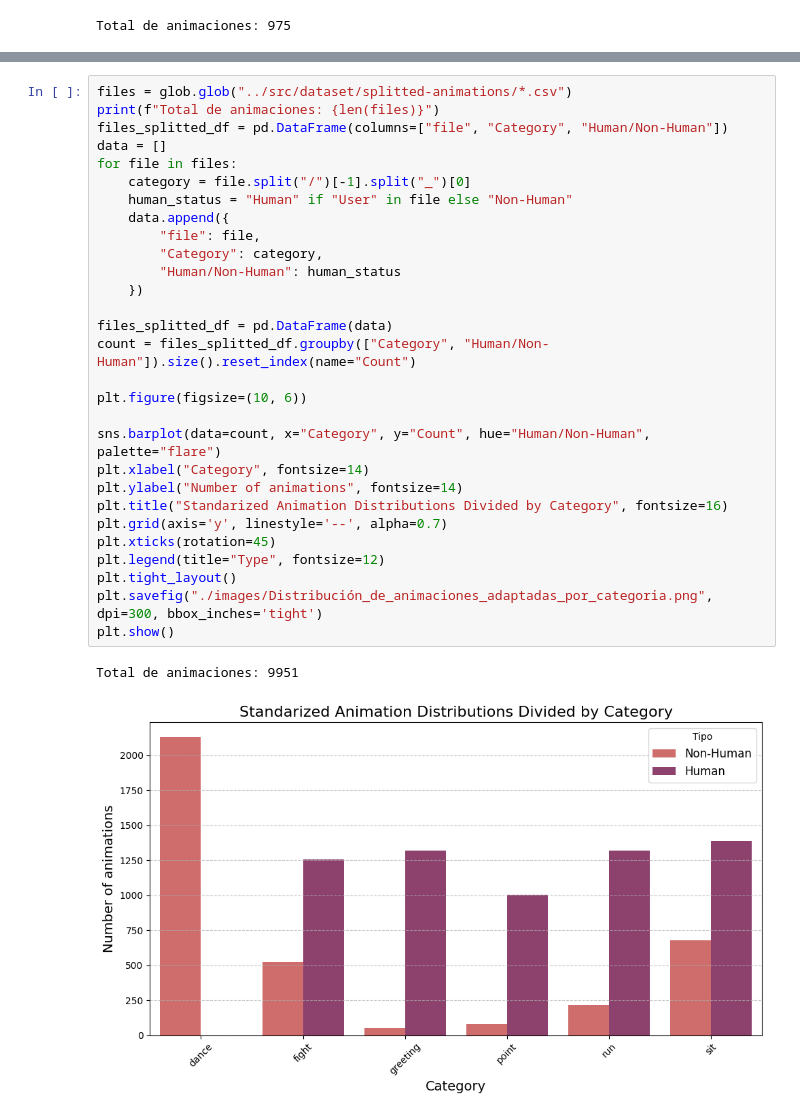
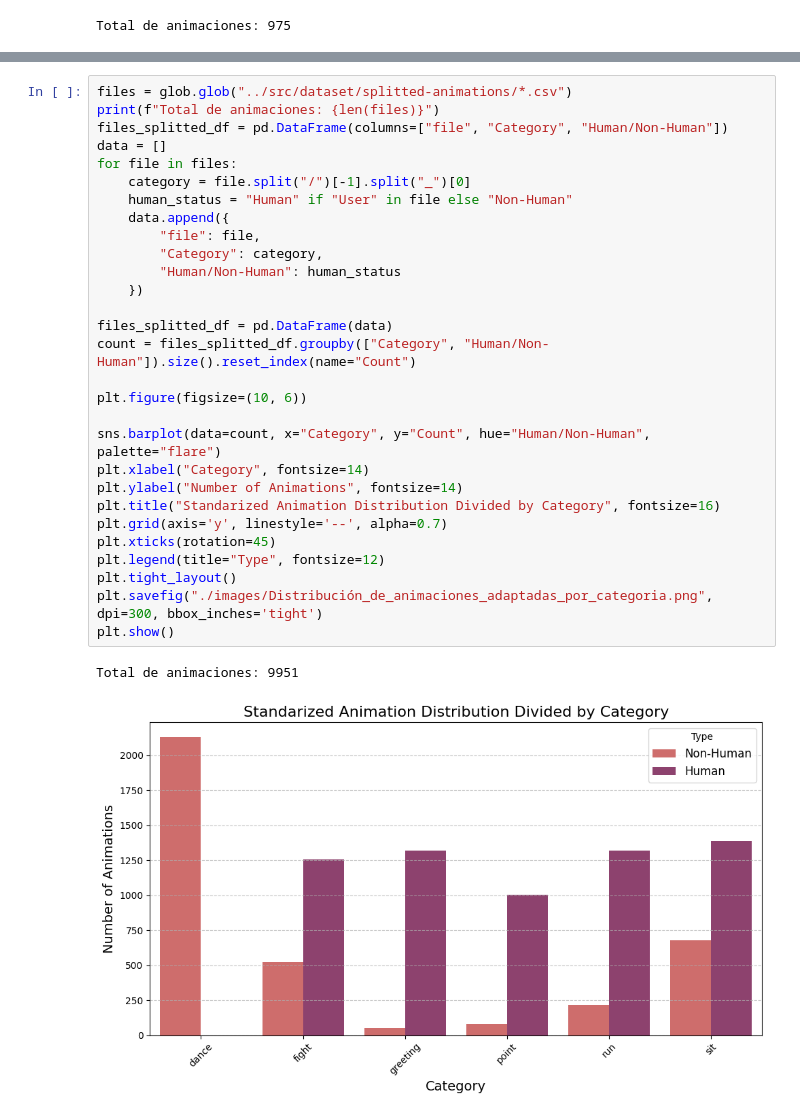
Before and after one commit to FratosVR/Models, a Jupyter notebook: citas_generacion_dataset/datos_demograficos_dataset.ipynb, the cells around one changed output, grey strips where cells are left out. Cells and saved outputs as stored; diff of their text form.

```diff
--- a/citas_generacion_dataset/datos_demograficos_dataset.ipynb
+++ b/citas_generacion_dataset/datos_demograficos_dataset.ipynb
@@ -279,35 +306,35 @@ plt.show()
 # %%
 files = glob.glob("../src/dataset/splitted-animations/*.csv")
 print(f"Total de animaciones: {len(files)}")
 files_splitted_df = pd.DataFrame(columns=["file", "Category", "Human/Non-Human"])
 data = []
 for file in files:
     category = file.split("/")[-1].split("_")[0]
     human_status = "Human" if "User" in file else "Non-Human"
     data.append({
         "file": file,
         "Category": category,
         "Human/Non-Human": human_status
     })
 
 files_splitted_df = pd.DataFrame(data)
 count = files_splitted_df.groupby(["Category", "Human/Non-Human"]).size().reset_index(name="Count")
 
 plt.figure(figsize=(10, 6))
 
 sns.barplot(data=count, x="Category", y="Count", hue="Human/Non-Human", palette="flare")
 plt.xlabel("Category", fontsize=14)
-plt.ylabel("Number of animations", fontsize=14)
-plt.title("Standarized Animation Distributions Divided by Category", fontsize=16)
+plt.ylabel("Number of Animations", fontsize=14)
+plt.title("Standarized Animation Distribution Divided by Category", fontsize=16)
 plt.grid(axis='y', linestyle='--', alpha=0.7)
 plt.xticks(rotation=45)
 plt.legend(title="Type", fontsize=12)
 plt.tight_layout()
 plt.savefig("./images/Distribución_de_animaciones_adaptadas_por_categoria.png", dpi=300, bbox_inches='tight')
 plt.show()
 # %% [output]
 Total de animaciones: 9951
-[figure, old version]
+[figure, new version]
 # %%
 files = glob.glob("../src/dataset/splitted-animations/*.csv")
 print(f"Total de animaciones: {len(files)}")
```
Also changed, not shown: parts of 4 cells of this notebook, 4 other files.
